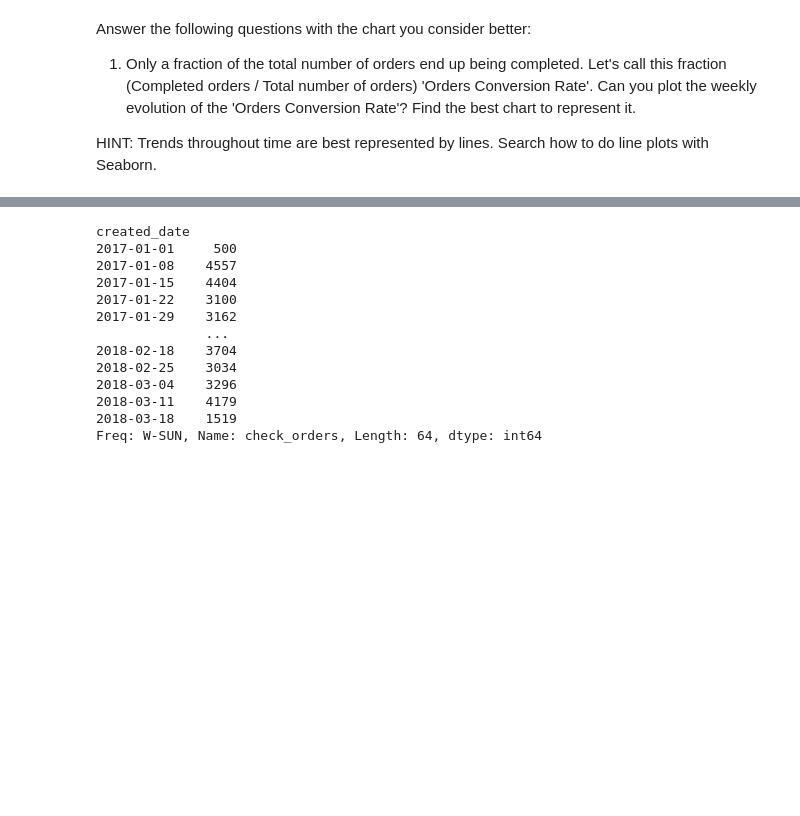
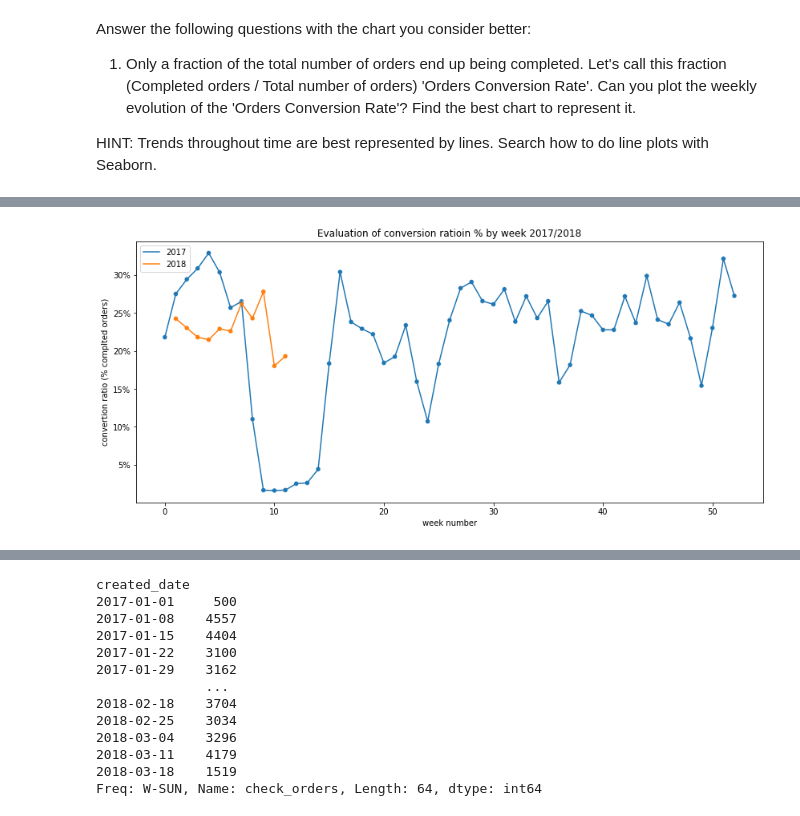
Before and after one commit to Loveless1234/Bootcamp_WBS_DS, a Jupyter notebook: week3/4-empty.ipynb, the cells around one changed output, grey strips where cells are left out. Saved outputs shown, nothing was run; the diff lists cells and outputs as text; code cells hidden in the pictures; blank space fills up the shorter version.

```diff
--- a/week3/4-empty.ipynb
+++ b/week3/4-empty.ipynb
@@ -459,0 +598,13 @@ HINT: Trends throughout time are best represented by lines. Search how to do lin
+# %%
+p_df = (
+orders
+    .assign(week = lambda x: pd.to_numeric(x['created_date'].dt.strftime('%W')),
+           year = lambda x: x['created_date'].dt.strftime('%Y'))
+    .groupby(['year','week','state'])
+    .agg({'order_id':'count'})
+    .reset_index()
+    .assign(week_n_orders = lambda x: x.groupby(['year','week'])['order_id'].transform('sum'))
+    .assign(state_perc = lambda x: x['order_id'] / x['week_n_orders'])
+    .query('state == "Completed" ')
+)
+p_df.head(30)
@@ -459,0 +629,15 @@ HINT: Trends throughout time are best represented by lines. Search how to do lin
+# %%
+fig, ax = plt.subplots(figsize=(14, 6))
+
+ax = sns.scatterplot(data=p_df, x='week', y='state_perc', hue='year',legend=None)
+vals = ax.get_yticks()
+ax.set_yticklabels(['{:.0%}'.format(val) for val in vals])
+sns.lineplot(data=p_df,x='week', y='state_perc', hue='year')
+
+plt.legend(facecolor='white')
+plt.title('Evaluation of conversion ratioin % by week 2017/2018')
+plt.ylabel('convertion ratio (% complted orders)')
+plt.xlabel('week number')
+plt.show()
+# %% [output]
+[figure, added]
```
Also changed, not shown: parts of 38 cells of this notebook, 11 other files.
